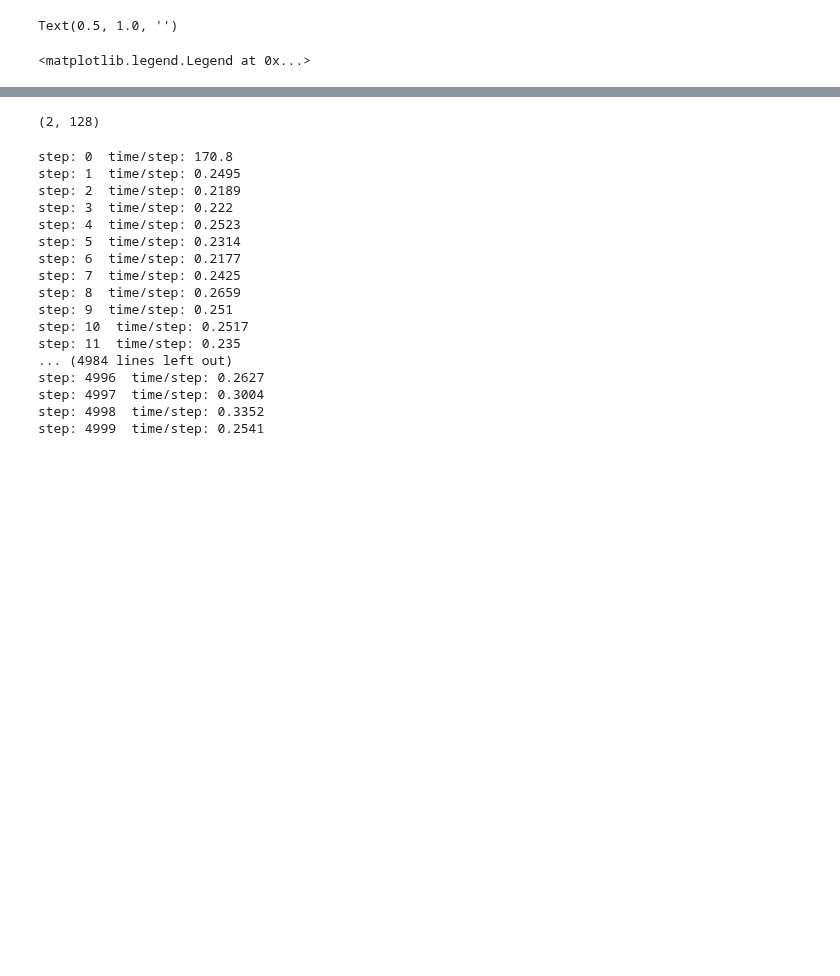
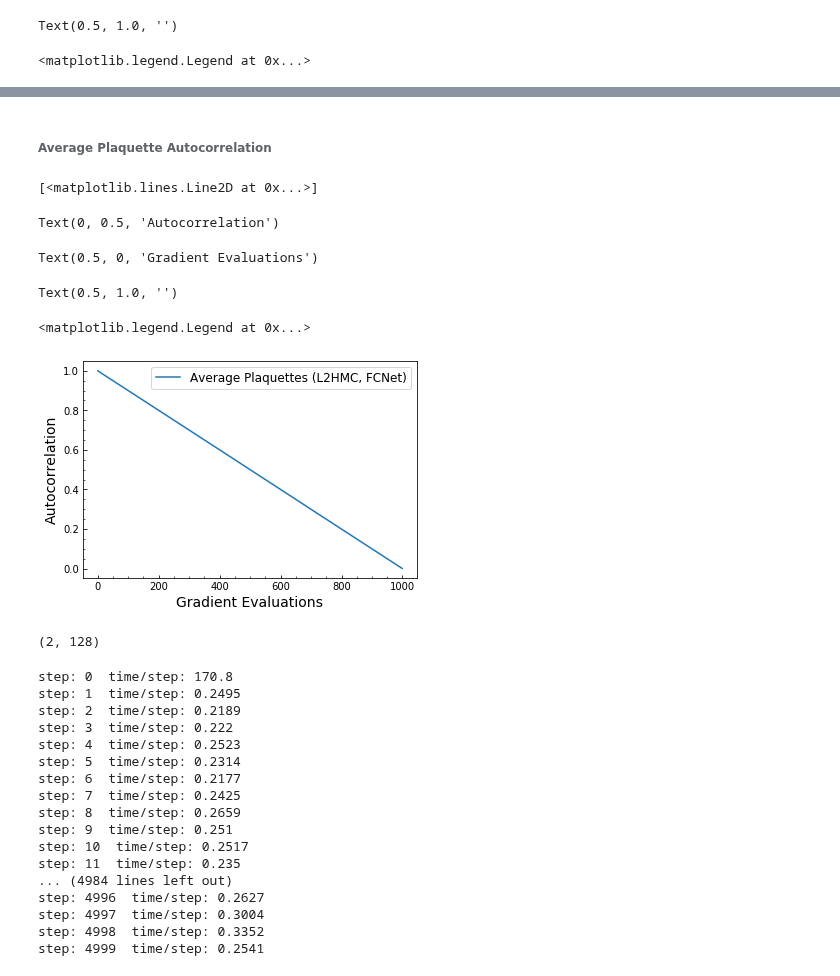
Before and after one commit to saforem2/l2hmc, a Jupyter notebook: l2hmc/notebooks/U1_l2hmc_tf_eager.ipynb, the cells around one changed output, grey strips where cells are left out. Saved outputs shown, nothing was run; the diff lists cells and outputs as text; code cells hidden in the pictures; blank space fills up the shorter version.

```diff
--- a/l2hmc/notebooks/U1_l2hmc_tf_eager.ipynb
+++ b/l2hmc/notebooks/U1_l2hmc_tf_eager.ipynb
@@ -841,0 +852,6 @@ Text(0.5, 1.0, '')
+# %%
+avg_plaquettes_autocorr0_fc = autocorr(avg_plaquettes_history_fc[:, 0])
+avg_plaquettes_autocorr1_fc = autocorr(avg_plaquettes_history_fc[:, 1])
+
+avg_plaquettes_autocorr_fc = (avg_plaquettes_autocorr0_fc
+                              + avg_plaquettes_autocorr1_fc) / 2
@@ -841,0 +885,27 @@ Text(0.5, 1.0, '')
+# %% [markdown]
+###### Average Plaquette Autocorrelation
+# %%
+steps_fc = np.arange(len(avg_plaquettes_autocorr_fc))
+
+fig, ax = plt.subplots()
+#ax.plot(steps_hmc, avg_plaquettes_autocorr_hmc,
+#        marker='', ls='-', label='topological_charge (HMC)')
+ax.plot(steps_fc, avg_plaquettes_autocorr_fc,
+        marker='', ls='-', label='Average Plaquettes (L2HMC, FCNet)')
+#ax.plot(steps1, avg_plaquettes_autocorr, marker='', ls='-', label='topological_charge (L2HMC)')
+ax.set_ylabel('Autocorrelation', fontsize=14)
+ax.set_xlabel('Gradient Evaluations', fontsize=14)
+ax.set_title("")
+ax.legend(loc='best', fontsize=12)
+fig.savefig(os.path.join(model_fc.figs_dir,
+                         'avg_plaquettes_autocorrelation_fn_hmc.pdf'),
+            dpi=400, bbox_inches='tight')
+#ax.set_xlim((-20, 500))
+plt.show()
+# %% [output]
+[<matplotlib.lines.Line2D at 0x...>]
+Text(0, 0.5, 'Autocorrelation')
+Text(0.5, 0, 'Gradient Evaluations')
+Text(0.5, 1.0, '')
+<matplotlib.legend.Legend at 0x...>
+[figure, added]
```
Also changed, not shown: parts of 79 cells of this notebook, 1 other file.
